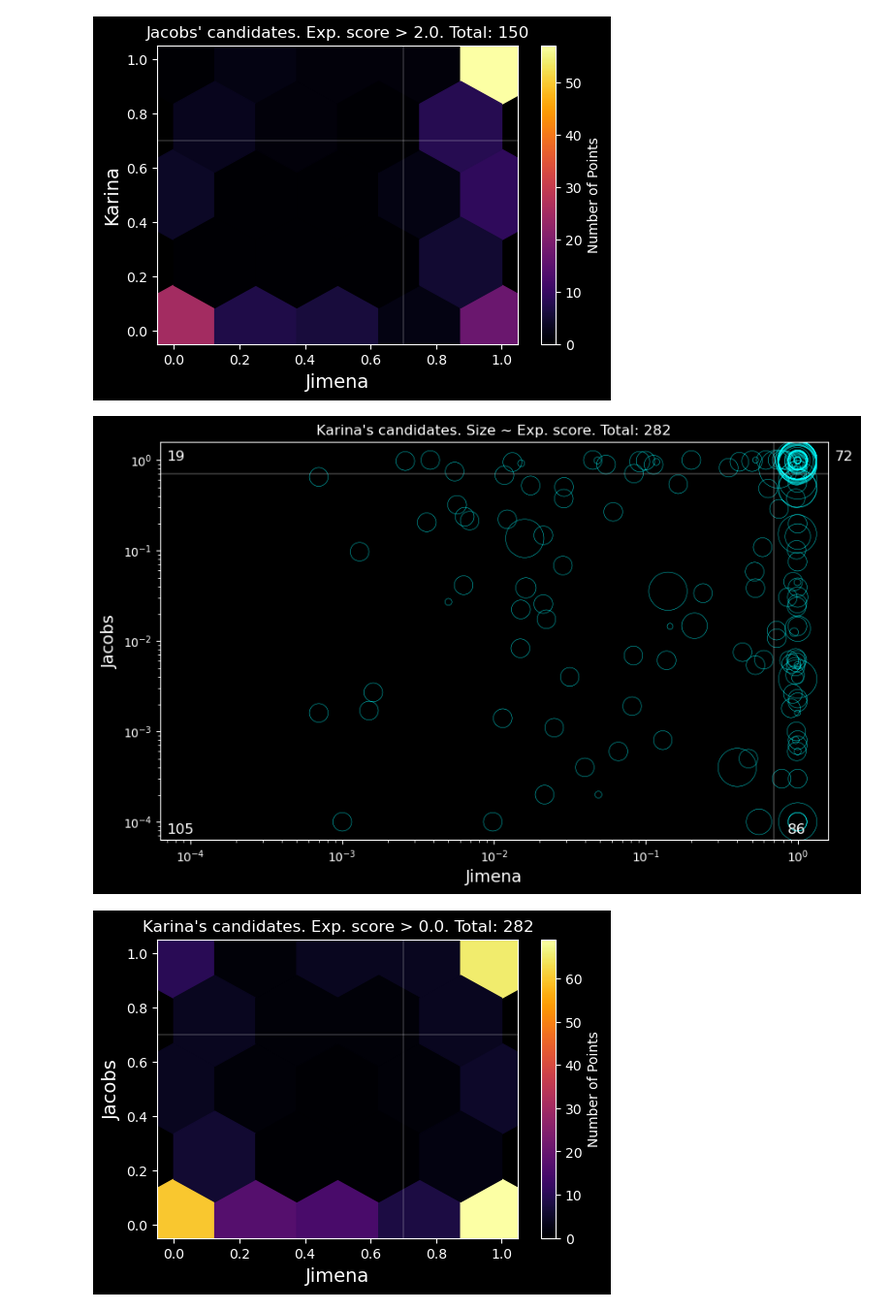
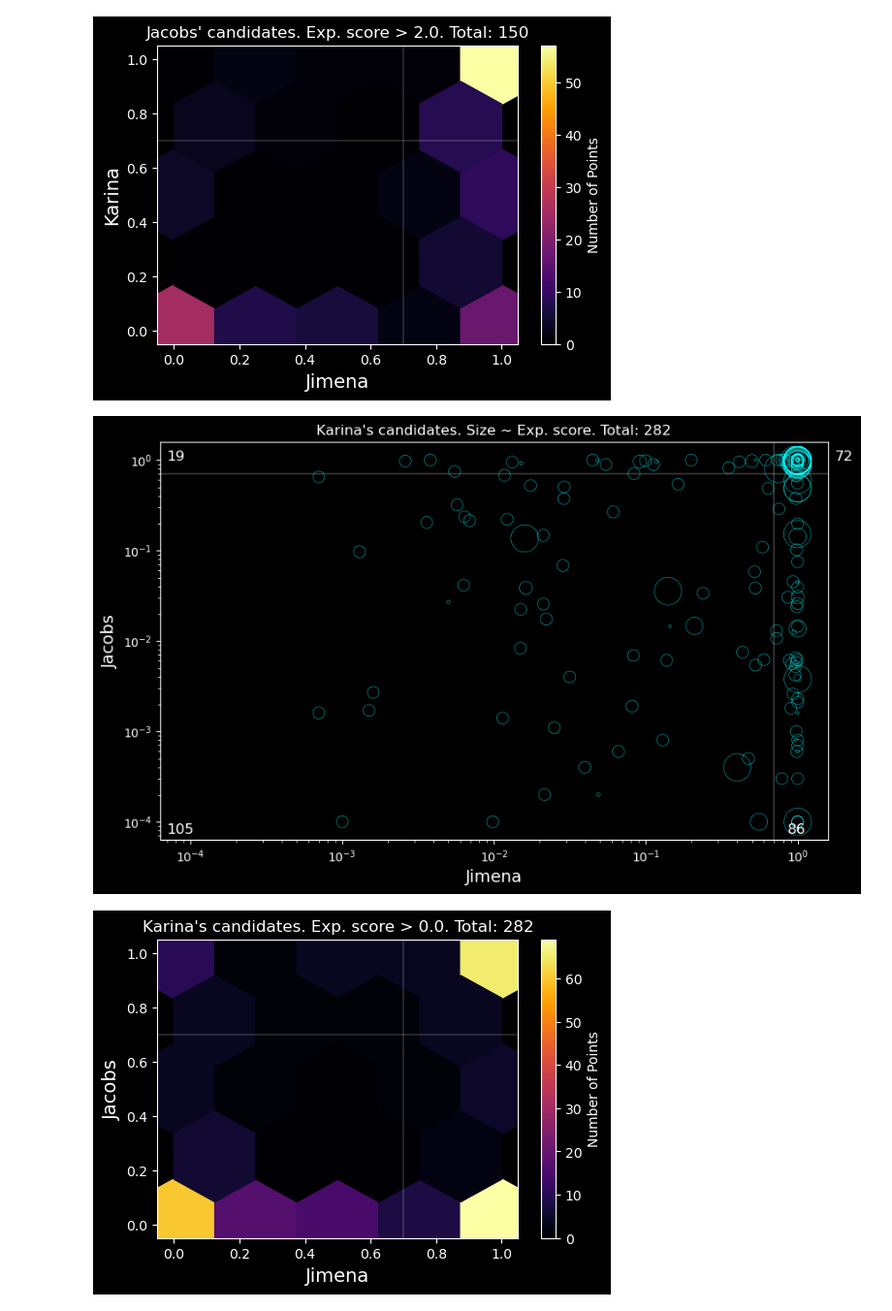
Before and after one commit to JimenaGonzalez/Citizen_science_project, a Jupyter notebook: Intersection/Basic_analysis.ipynb, the cells around one changed output. Shown at 97% size. Saved outputs shown, nothing was run; the diff lists cells and outputs as text; code cells hidden in the pictures.

```diff
--- a/Intersection/Basic_analysis.ipynb
+++ b/Intersection/Basic_analysis.ipynb
@@ -303,39 +303,39 @@ for i in range(len(dist_scores)):
 # In Karinas' candidates
 cand_karina = pd.read_csv('data/in_karina.csv')
 # Adding my expert scores to the data
-size = (cand_karina['score'] + [1]*len(cand_karina))**5
+size = (cand_karina['score'] + [0.5]*len(cand_karina))**5
 
 plt.figure(figsize=(10,6))
 plt.title('Karina\'s candidates. Size ~ Exp. score. Total: ' + str(len(cand_karina)))
 plt.ylabel('Jacobs', fontsize=14)
 plt.xlabel('Jimena', fontsize=14)
 plt.scatter(cand_karina['SINGLE'], cand_karina['score_sims'], alpha=1, s=size.values,
             edgecolors='#00FFFF', facecolors='none', linewidth=0.3)
 plt.yscale("log")
 plt.xscale("log")
 
 plt.axhline(y=0.7, color='w', linestyle='-', linewidth=0.3)
 plt.axvline(x=0.7, color='w', linestyle='-', linewidth=0.3)
 
 # Calculate number of points in each region
 region_1 = ((cand_karina['SINGLE'] >= 0.7) & (cand_karina['score_sims'] >= 0.7)).sum()
 region_2 = ((cand_karina['SINGLE'] < 0.7) & (cand_karina['score_sims'] >= 0.7)).sum()
 region_3 = ((cand_karina['SINGLE'] < 0.7) & (cand_karina['score_sims'] < 0.7)).sum()
 region_4 = ((cand_karina['SINGLE'] >= 0.7) & (cand_karina['score_sims'] < 0.7)).sum()
 
 # Add text to each region
 plt.text(1.01, 1-0.02, f'{region_1}', transform=plt.gca().transAxes, fontsize=12,
          verticalalignment='top', horizontalalignment='left', color='white')
 plt.text(0.01, 1-0.02, f'{region_2}', transform=plt.gca().transAxes, fontsize=12,
          verticalalignment='top', horizontalalignment='left', color='white')
 plt.text(0.01, 0.01, f'{region_3}', transform=plt.gca().transAxes, fontsize=12,
          verticalalignment='bottom', horizontalalignment='left', color='white')
 plt.text(0.94, 0.01, f'{region_4}', transform=plt.gca().transAxes, fontsize=12,
          verticalalignment='bottom', horizontalalignment='left', color='white')
 
 plt.show()
 # %% [output]
-[figure, old version]
+[figure, new version]
 # %%
 # In Karina's candidates, heat map
 
```
Also changed, not shown: parts of 5 cells of this notebook.
